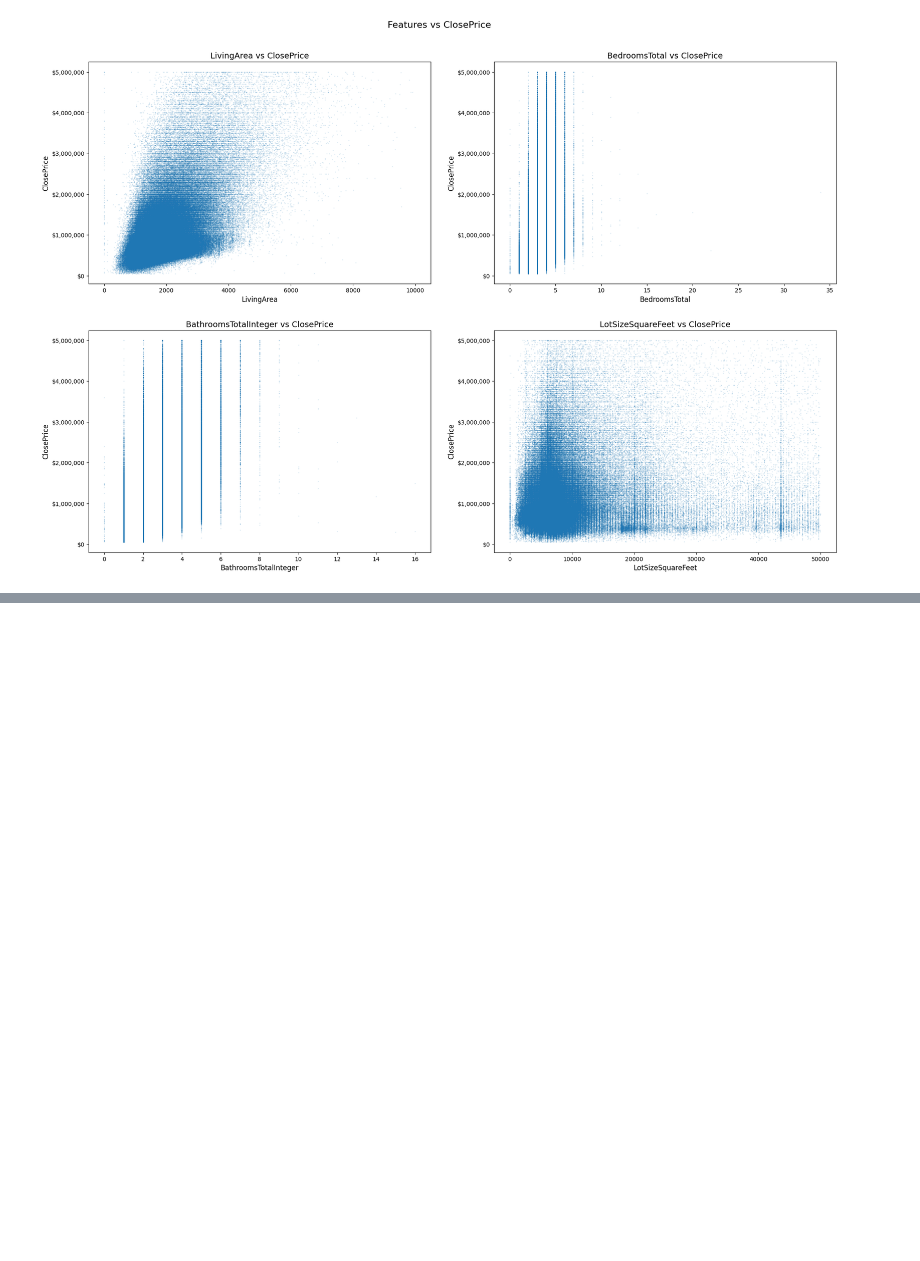
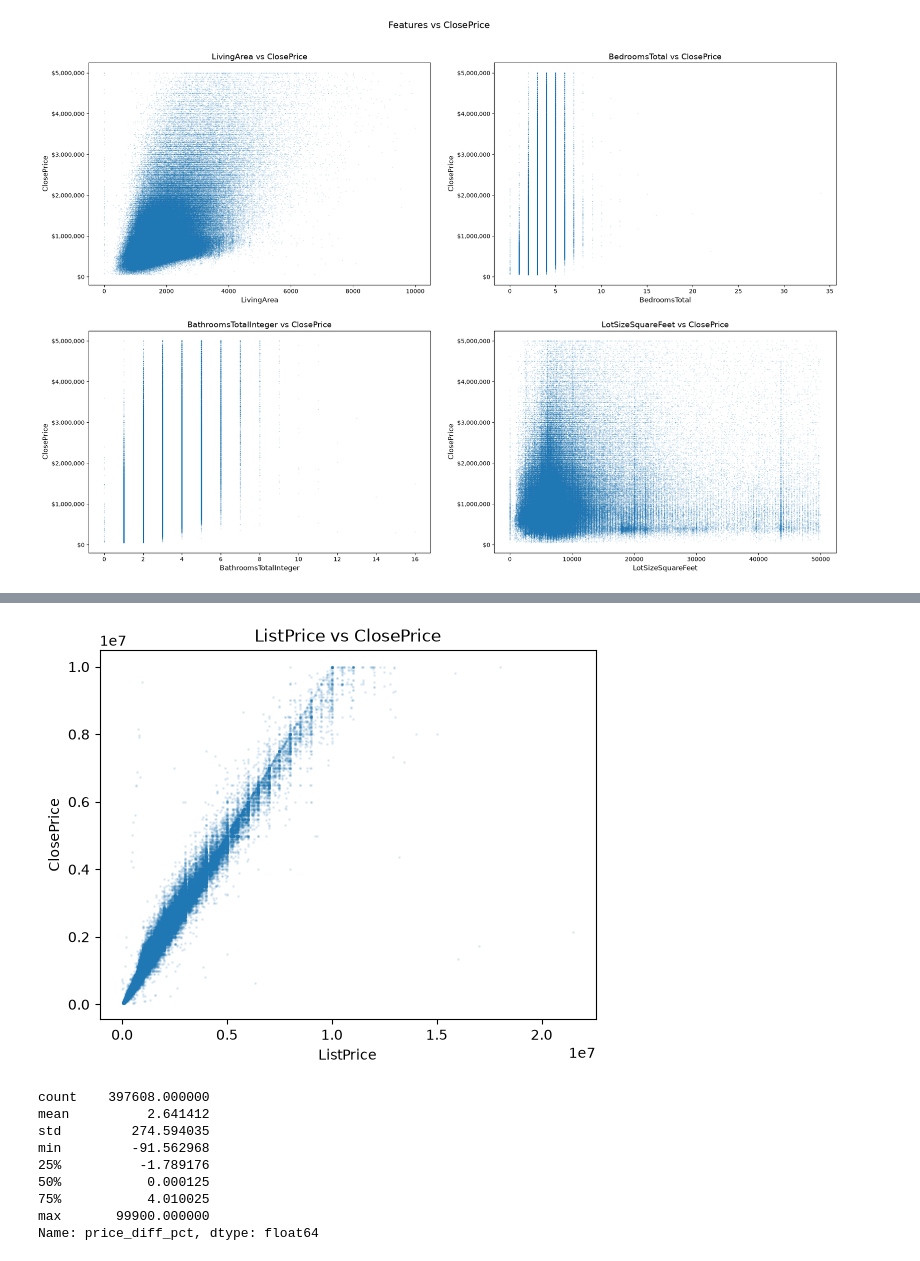
Before and after one commit to Danielchf2006/CA-Property-price-modeling, a Jupyter notebook: Jupyter notebook 01_exploration.ipynb, the cells around one changed output, grey strips where cells are left out. Drawn from its saved outputs; the diff is of its cells as text; code cells hidden in the pictures; blank space fills up the shorter version.

```diff
--- a/Jupyter notebook 01_exploration.ipynb
+++ b/Jupyter notebook 01_exploration.ipynb
@@ -237,0 +284,17 @@ max         1.987207e+09
+# %%
+# validation
+FEATURE_CAPS = {
+    "BedroomsTotal": 20,
+    "BathroomsTotalInteger": 20,
+    "FireplacesTotal": 10,
+    "GarageSpaces": 10,
+    "ParkingTotal": 20,
+    "MainLevelBedrooms": 10,
+    "Stories": 5
+}
+
+# Cap outliers after parsing
+for col, cap in FEATURE_CAPS.items():
+    before = (df[col] > cap).sum()
+    df[col] = df[col].clip(upper=cap)
+    print(f"{col}: clipped {before} outliers above {cap}")
@@ -237,0 +373,24 @@ max         1.987207e+09
+# %%
+# 1 - Visualize the relationship
+plt.scatter(df['ListPrice'], df['ClosePrice'], alpha=0.1, s=1)
+plt.xlabel('ListPrice')
+plt.ylabel('ClosePrice')
+plt.title('ListPrice vs ClosePrice')
+plt.show()
+
+# 2 - Check how close they actually are
+df['price_diff'] = df['ClosePrice'] - df['ListPrice']
+df['price_diff_pct'] = (df['price_diff'] / df['ListPrice']) * 100
+
+print(df['price_diff_pct'].describe())
+# %% [output]
+[figure, added]
+count    397608.000000
+mean          2.641412
+std         274.594035
+min         -91.562968
+25%          -1.789176
+50%           0.000125
+75%           4.010025
+max       99900.000000
+Name: price_diff_pct, dtype: float64
```
Also changed, not shown: parts of 8 cells of this notebook, 2 other files.
